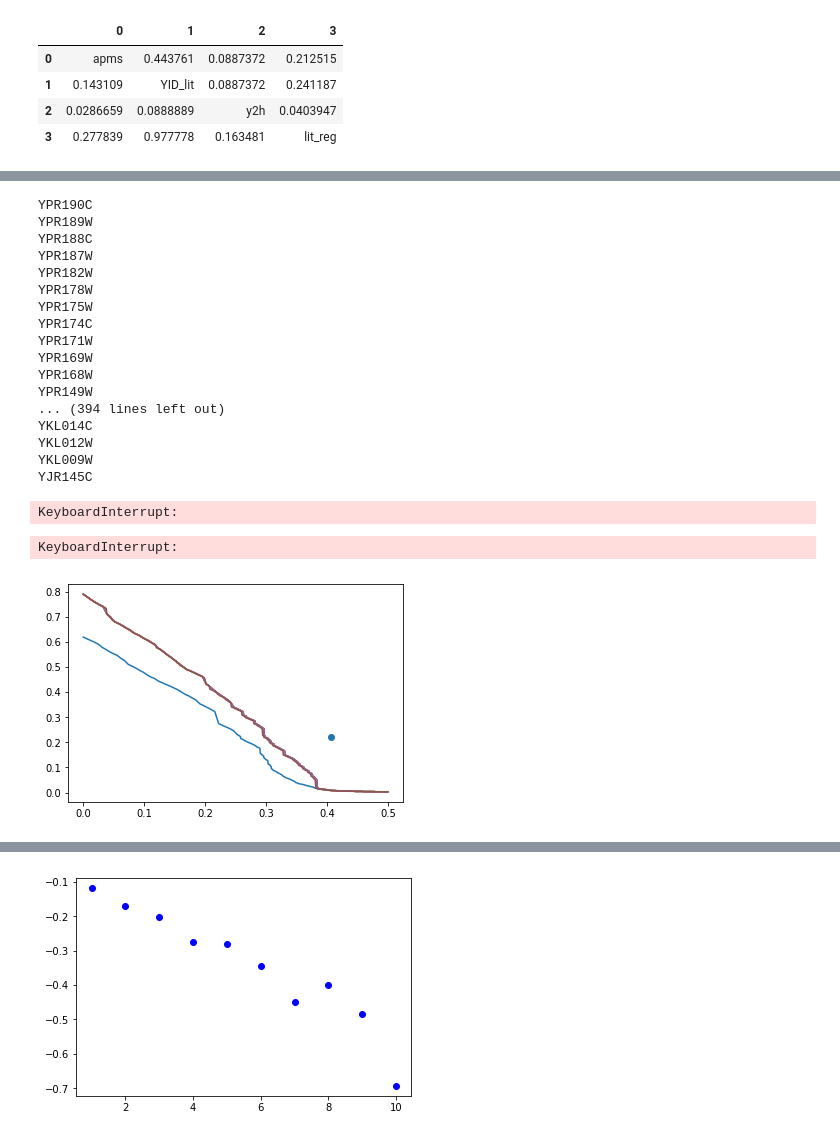
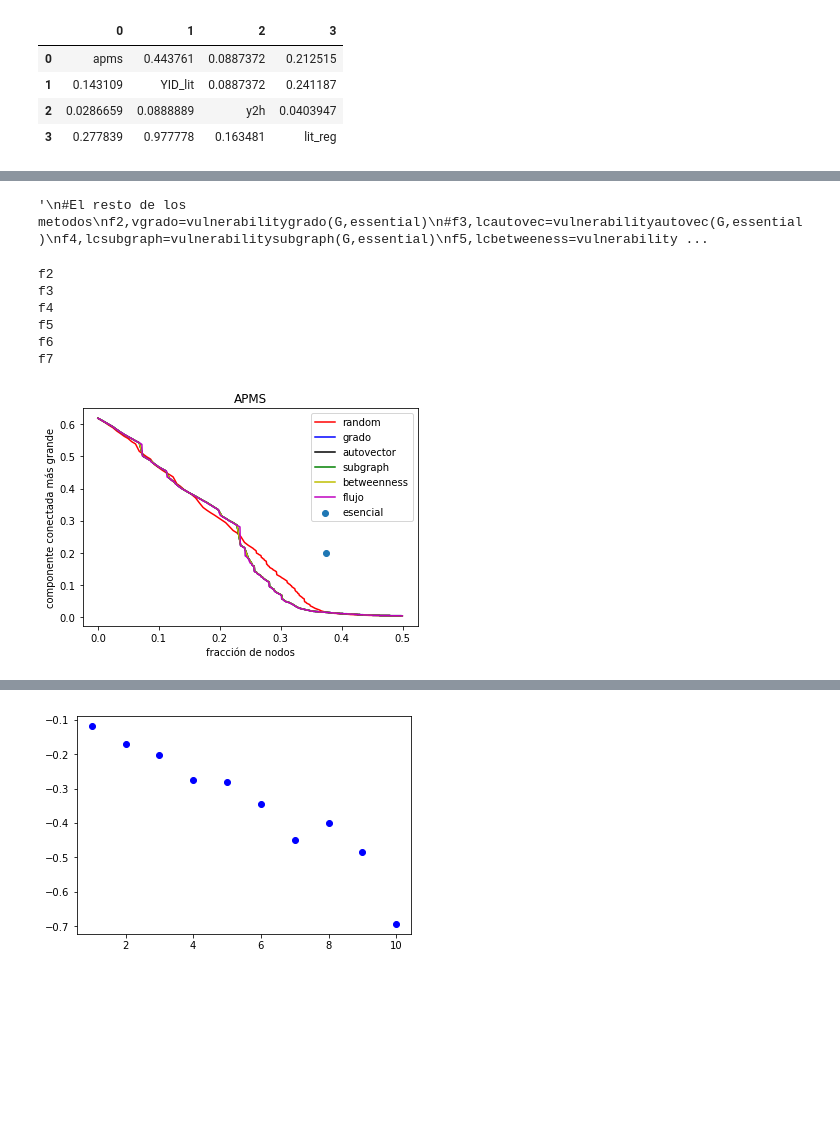
Before and after one commit to alangivre/TP2, a Jupyter notebook: TP_2/TP2.ipynb, the cells around one changed output, grey strips where cells are left out. Cells and saved outputs as stored; diff of their text form; code cells hidden in the pictures; blank space fills up the shorter version.

```diff
--- a/TP_2/TP2.ipynb
+++ b/TP_2/TP2.ipynb
@@ -205,7 +205,7 @@ def vulnerabilityautovec(Grafo,essential):
             autoveclist.append(len(componente)/tamaño)
             fraccion.append(i/tamaño)
             for j in np.arange(10):
-                nodo=max(nx.eigenvector_centrality(componente))
+                nodo=max(nx.eigenvector_centrality_numpy(componente,max_iter=70)) #le puse_numpy por sug de la fucnion
                 G.remove_node(nodo)
                 componente.remove_node(nodo)
                 i+=1
@@ -213,7 +213,7 @@ def vulnerabilityautovec(Grafo,essential):
         componente=max(nx.connected_component_subgraphs(G), key=len)
         autoveclist.append(len(componente)/tamaño)
         fraccion.append(i/tamaño)
-        nodo=max(nx.eigenvector_centrality(componente))
+        nodo=max(nx.eigenvector_centrality_numpy(componente,max_iter=70))
         G.remove_node(nodo)
         i+=1
     return fraccion,autoveclist
@@ -297,7 +297,7 @@ def vulnerabilityessential(Grafo,essential):
 # %%
 #No correr estos, salvo que queramos probar uno por uno
 # %%
-f1,lc=vulnerability(G1,essential)
+#f1,lc=vulnerability(G1,essential)
 # %%
 f2,vgrado=vulnerabilitygrado(G1,essential)
 # %%
@@ -305,40 +305,21 @@ f3,lcautovec=vulnerabilityautovec(G1,essential)
 # %%
 f4,lcsubgraph=vulnerabilitysubgraph(G1,essential)
 # %%
-f5,lcbetweeness=vulnerabilitybetweeness(G1,essential)
+#f5,lcbetweeness=vulnerabilitybetweeness(G1,essential)
-# %% [output]
-YPR190C
-YPR189W
-YPR188C
-YPR187W
-YPR182W
-YPR178W
-YPR175W
-YPR174C
-YPR171W
-YPR169W
-YPR168W
-YPR149W
-... (394 lines left out)
-YKL014C
-YKL012W
-YKL009W
-YJR145C
 # %%
-f6,lcflow=vulnerabilityflow(G1,essential)
+#f6,lcflow=vulnerabilityflow(G1,essential)
-# %% [output]
-KeyboardInterrupt:
 # %%
 f7,lcessential,cant=vulnerabilityessential(G1,essential)
 # %%
 #Todo Junto
-G=G3 #Hay que cambiar para hacer el de otros graficos
+G=G2 #Hay que cambiar para hacer el de otros graficos
 #Para el metodo random realizamos 10 iteraciones y elegimos el promedio de todas
 lcs=[]
 for i in np.arange(3):
-    f1,lista=vulnerability(G1,essential)
+    f1,lista=vulnerability(G,essential)    #el error estaba aquí estaba corriendo todo en base a G1
     lcs.append(lista)
 lc=[np.mean(a) for a in list((zip(lcs[0],lcs[1],lcs[2])))]
+"""
 #El resto de los metodos
 f2,vgrado=vulnerabilitygrado(G,essential)
 #f3,lcautovec=vulnerabilityautovec(G,essential)
@@ -346,17 +327,43 @@ f4,lcsubgraph=vulnerabilitysubgraph(G,essential)
 f5,lcbetweeness=vulnerabilitybetweeness(G,essential)
 f6,lcflow=vulnerabilityflow(G,essential)
 f7,lcessential,cant=vulnerabilityessential(G,essential)
+"""
 # %% [output]
-KeyboardInterrupt:
+'\n#El resto de los metodos\nf2,vgrado=vulnerabilitygrado(G,essential)\n#f3,lcautovec=vulnerabilityautovec(G,essential)\nf4,lcsubgraph=vulnerabilitysubgraph(G,essential)\nf5,lcbetweeness=vulnerability ...
+# %%
+#El resto de los metodos
+f2,vgrado=vulnerabilitygrado(G,essential)
+print ("f2")
+f3,lcautovec=vulnerabilityautovec(G,essential)
+print ("f3")
+f4,lcsubgraph=vulnerabilitysubgraph(G,essential)
+print ("f4")
+f5,lcbetweeness=vulnerabilitybetweeness(G,essential)
+print ("f5")
+f6,lcflow=vulnerabilityflow(G,essential)
+print ("f6")
+f7,lcessential,cant=vulnerabilityessential(G,essential)
+print ("f7")
+# %% [output]
+f2
+f3
+f4
+f5
+f6
+f7
 # %%
 
-plt.plot(f1,lc)
-plt.plot(f2,vgrado)
-plt.plot(f3,lcautovec)
-plt.plot(f4,lcsubgraph)
-plt.plot(f5,lcbetweeness)
-plt.plot(f6,lcflow)
-plt.scatter(f7,lcessential)
+plt.plot(f1,lc,"r", label='random')
+plt.plot(f2,vgrado,"b", label='grado')
+plt.plot(f3,lcautovec,"k", label='autovector')
+plt.plot(f4,lcsubgraph,"g", label='subgraph')
+plt.plot(f5,lcbetweeness,"y", label='betweenness')
+plt.plot(f6,lcflow,"m", label='flujo')
+plt.scatter(f7,lcessential, label='esencial')
+plt.xlabel("fracción de nodos")
+plt.ylabel("componente conectada más grande")
+plt.legend()
+plt.title("APMS")
 plt.show()
 # %% [output]
-[figure, old version]
+[figure, new version]
```
Also changed, not shown: parts of 8 cells of this notebook.
